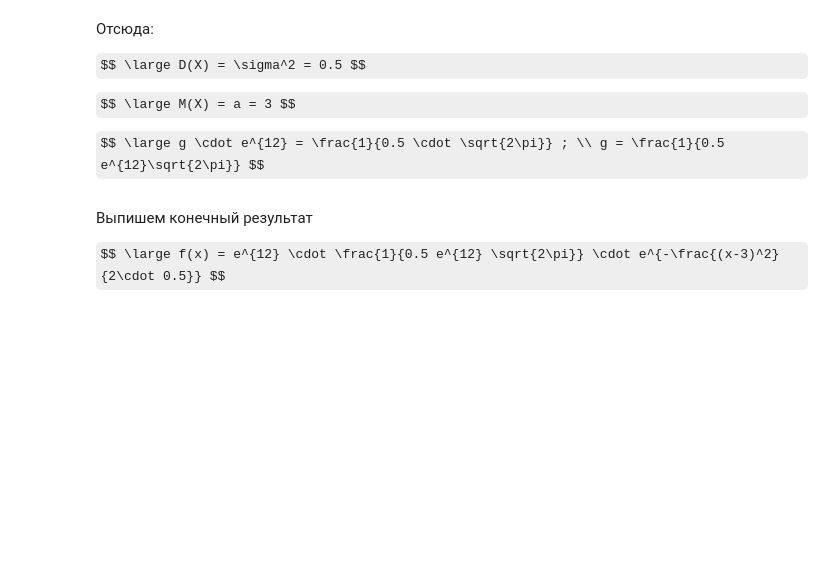
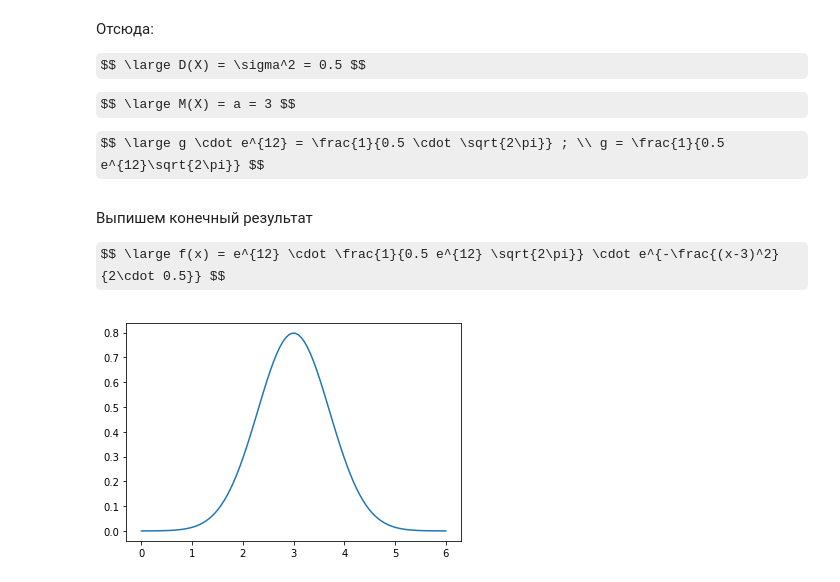
Before and after one commit to fattakhovemil/gb2sm-probability-theory, a Jupyter notebook: homeworks/homework4/homework4.ipynb, the cells around one changed output. Saved outputs shown, nothing was run; the diff lists cells and outputs as text; code cells hidden in the pictures; some formulas as TeX source; blank space fills up the shorter version.

```diff
--- a/homeworks/homework4/homework4.ipynb
+++ b/homeworks/homework4/homework4.ipynb
@@ -170,3 +170,14 @@ $$ \large g \cdot e^{12} = \frac{1}{0.5 \cdot \sqrt{2\pi}} ; \\ g = \frac{1}{0.5
 Выпишем конечный результат
 
 $$ \large f(x) = e^{12} \cdot \frac{1}{0.5 e^{12} \sqrt{2\pi}} \cdot e^{-\frac{(x-3)^2}{2\cdot 0.5}} $$
+# %%
+def f(x):
+    return 1/(0.5*np.math.sqrt(2*np.math.pi))*np.math.exp(-(x-3)**2/(1))
+# %%
+x = np.linspace(0, 6, 100)
+y = [f(i) for i in x]
+
+plt.plot(x, y)
+plt.show()
+# %% [output]
+[figure, added]
```
